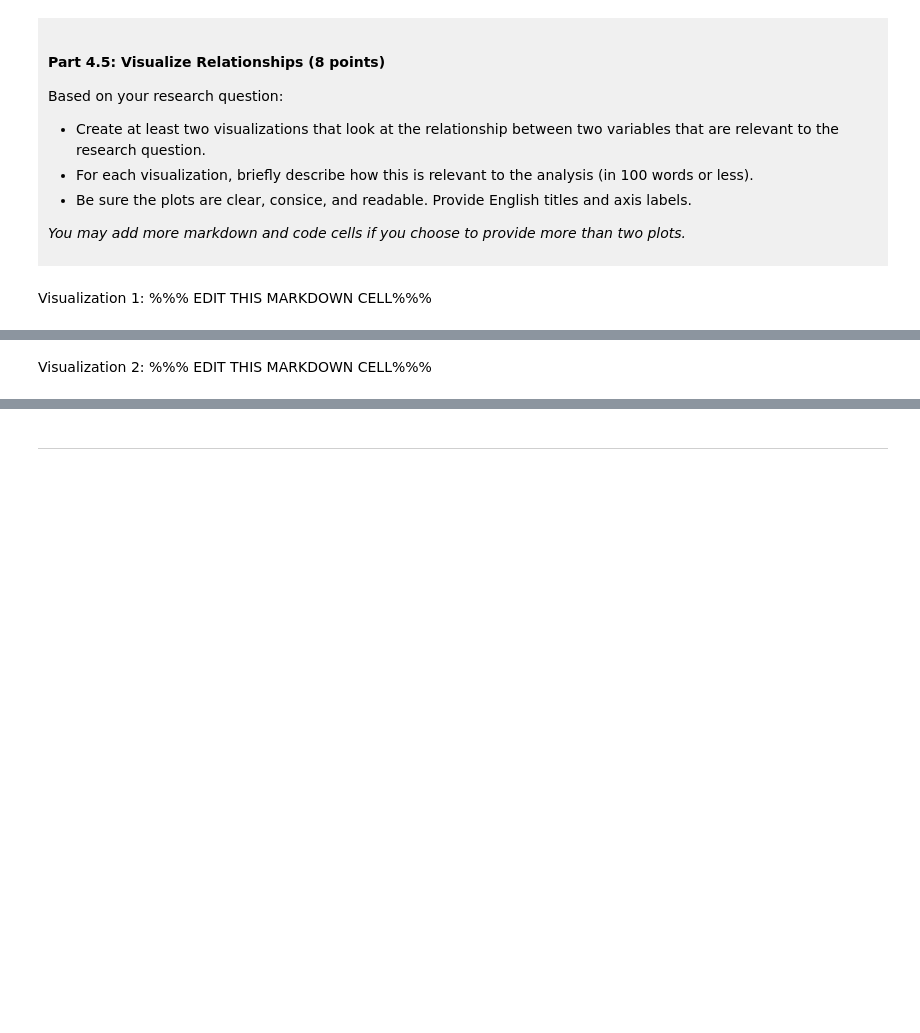
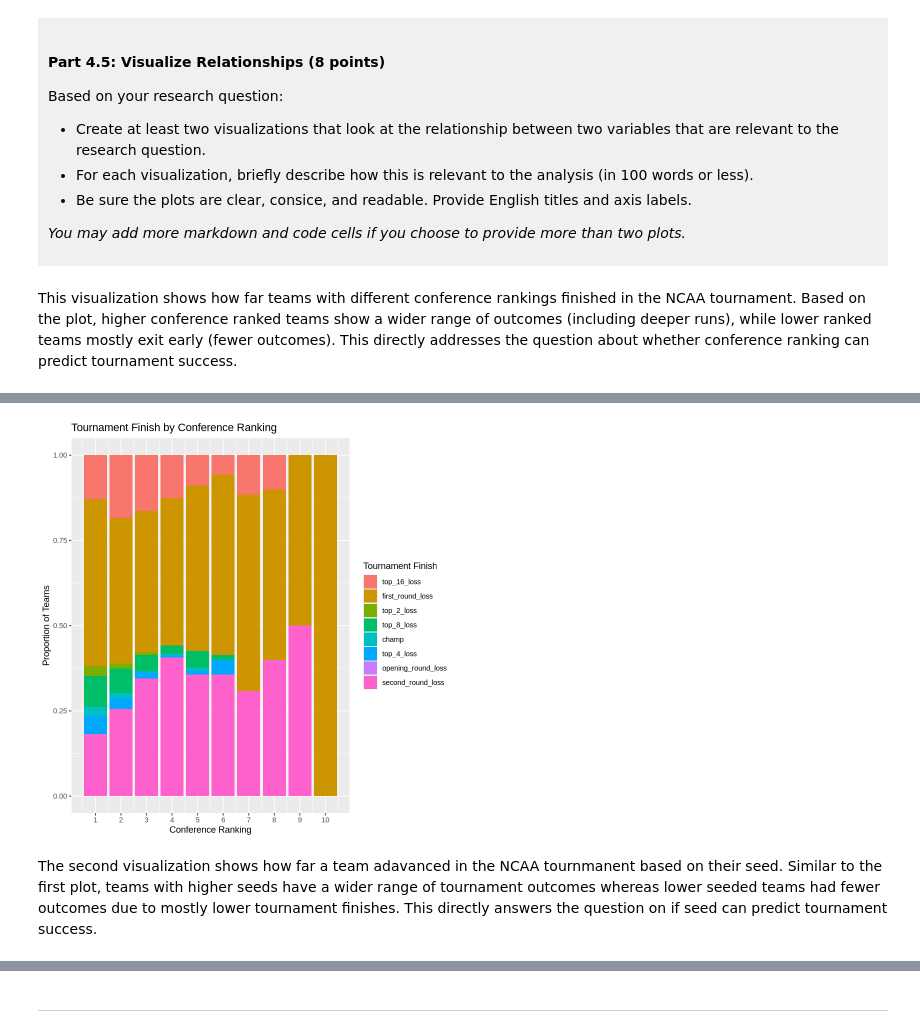
Before and after one commit to galipchen/dsci-100-project-galip-chen, a Jupyter notebook: dsci-100-project-notebook.ipynb, the cells around one changed output, grey strips where cells are left out. Saved outputs shown, nothing was run; the diff lists cells and outputs as text; code cells hidden in the pictures; blank space fills up the shorter version.

```diff
--- a/dsci-100-project-notebook.ipynb
+++ b/dsci-100-project-notebook.ipynb
@@ -322,6 +382,13 @@ Based on your research question:
 *You may add more markdown and code cells if you choose to provide more than two plots.*
 </div>
 # %% [markdown]
-Visualization 1: %%% EDIT THIS MARKDOWN CELL%%%
+This visualization shows how far teams with different conference rankings finished in the NCAA tournament. Based on the plot, higher conference ranked teams show a wider range of outcomes (including deeper runs), while lower ranked teams mostly exit early (fewer outcomes). This directly addresses the  question about whether conference ranking can predict tournament success.
 # %%
-### EDIT THIS CODE CELL FOR VISUALIZATION 1###
+ggplot(march_madness_tidy, aes(x = conf_rank, fill = tourney_finish)) +
+  geom_bar(position = "fill") +
+  scale_x_continuous(breaks = 1:10) +
+  labs(title = "Tournament Finish by Conference Ranking",
+       x = "Conference Ranking",
+       y = "Proportion of Teams",
+       fill = "Tournament Finish")
+# %% [output]
@@ -328,3 +397,4 @@ Visualization 1: %%% EDIT THIS MARKDOWN CELL%%%
+[figure, added]
 # %% [markdown]
-Visualization 2: %%% EDIT THIS MARKDOWN CELL%%%
+The second visualization shows how far a team adavanced in the NCAA tournmanent based on their seed. Similar to the first plot, teams with higher seeds have a wider range of tournament outcomes whereas lower seeded teams had fewer outcomes due to mostly lower tournament finishes. This directly answers the question on if seed can predict tournament success.
 # %%
```
Also changed, not shown: parts of 8 cells of this notebook.
